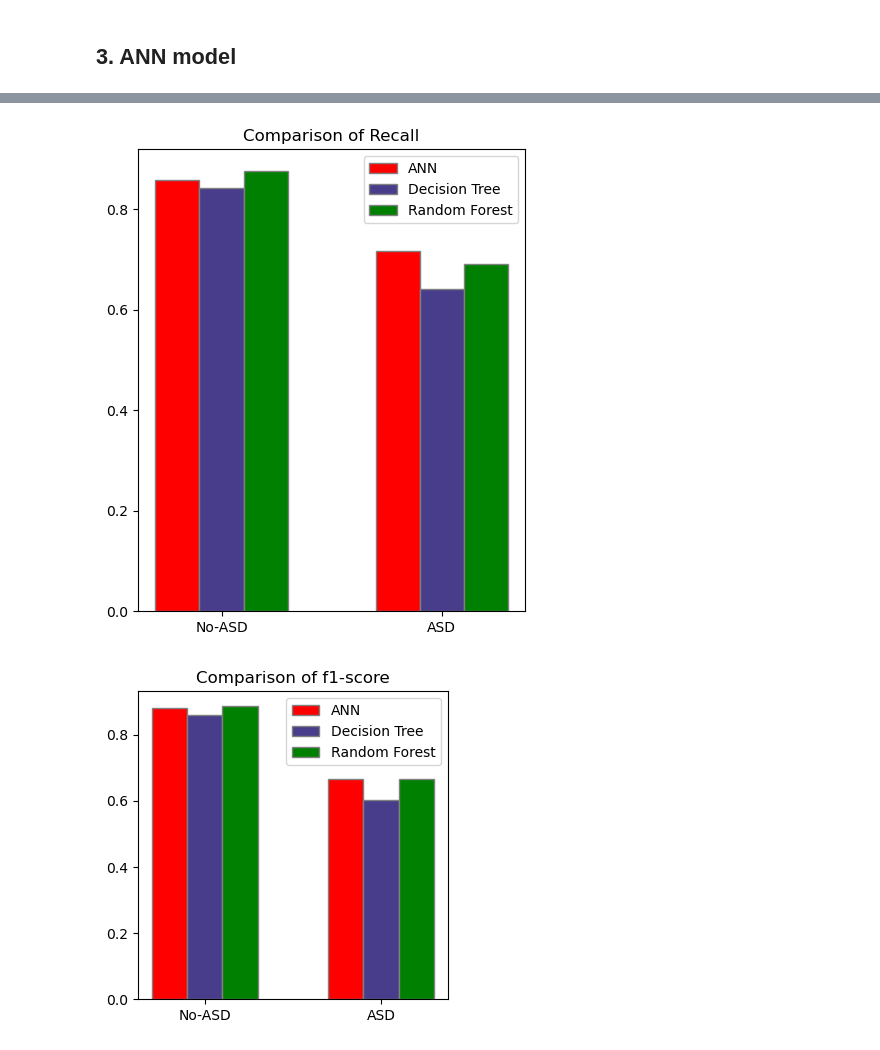
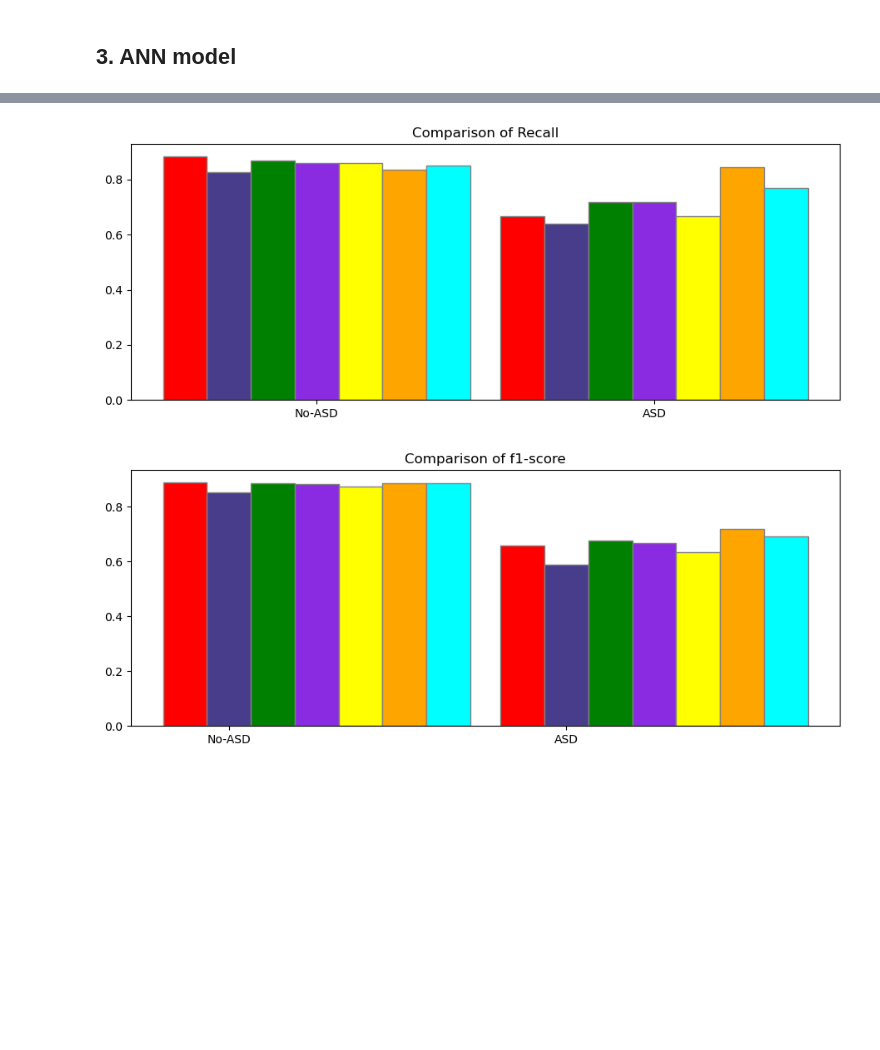
Before and after one commit to UnknownCode01/Autism-Spectrum-Disorder-Prediction, a Jupyter notebook: Autism.ipynb, the cells around one changed output, grey strips where cells are left out. Drawn from its saved outputs; the diff is of its cells as text; code cells hidden in the pictures; blank space fills up the shorter version.

```diff
--- a/Autism.ipynb
+++ b/Autism.ipynb
@@ -608,0 +787,4 @@ ROC-AUC Score: 0.7887264250900615
+# %%
+from sklearn.metrics import precision_recall_fscore_support as score
+precision_gnb,recall_gnb,fscore_gnb,support_gnb=score(y_val, y_pred)
+print(precision_gnb)
@@ -608,0 +813,15 @@ ROC-AUC Score: 0.7887264250900615
+# %%
+#Import KNeighborsClassifier model
+from sklearn.neighbors import KNeighborsClassifier
+
+# Build a KNN Classifier
+knn = KNeighborsClassifier(n_neighbors=7)
+
+# Model training
+knn.fit(X_train, y_train)
+
+# Predict Output
+y_pred = knn.predict(X_val)
+
+# We can predict for the test dataset given using below code
+# y_pred = knn.predict(X_test)
@@ -608,0 +856,4 @@ ROC-AUC Score: 0.7887264250900615
+# %%
+from sklearn.metrics import precision_recall_fscore_support as score
+precision_knn,recall_knn,fscore_knn,support_knn=score(y_val, y_pred)
+print(precision_knn)
@@ -646,38 +929,54 @@ plt.show()
 # %%
 #Comparison of Recall
-barWidth = 0.2
-fig = plt.subplots(figsize =(5, 6))
+barWidth = 0.13
+fig = plt.subplots(figsize =(11, 4))
 
 # Set position of bar on X axis
 br1 = np.arange(len(recall_ANN))
 br2 = [x + barWidth for x in br1]
 br3 = [x + barWidth for x in br2]
+br4 = [x + barWidth for x in br3]
+br5 = [x + barWidth for x in br4]
+br6 = [x + barWidth for x in br5]
+br7 = [x + barWidth for x in br6]
 
 # Make the plot
 plt.bar(br1, recall_ANN, color ='r', width = barWidth,
         edgecolor ='grey', label ='ANN')
 plt.bar(br2, recall_dt, color ='darkslateblue', width = barWidth,
         edgecolor ='grey', label ='Decision Tree')
 plt.bar(br3, recall_rf, color ='g', width = barWidth,
         edgecolor ='grey', label ='Random Forest')
+plt.bar(br4, recall_svm, color ='blueviolet', width = barWidth,
+        edgecolor ='grey', label ='SVM')
+plt.bar(br5, recall_logr, color ='yellow', width = barWidth,
+        edgecolor ='grey', label ='Logistic Regression')
+plt.bar(br6, recall_gnb, color ='orange', width = barWidth,
+        edgecolor ='grey', label ='Naive Bayes')
+plt.bar(br7, recall_knn, color ='cyan', width = barWidth,
+        edgecolor ='grey', label ='KNN')
 
 # Adding Xticks
 plt.title('Comparison of Recall')
-plt.xticks([r + barWidth for r in range(len(precision_ANN))], ['No-ASD', 'ASD'])
+plt.xticks([r + 3*barWidth for r in range(len(precision_ANN))], ['No-ASD', 'ASD'])
 
-plt.legend()
+# plt.legend()
 plt.show()
 # %% [output]
-[figure, old version]
+[figure, new version]
 # %%
 #Comparison of fscore
-barWidth = 0.2
-fig = plt.subplots(figsize =(4, 4))
+barWidth = 0.13
+fig = plt.subplots(figsize =(11, 4))
 
 # Set position of bar on X axis
 br1 = np.arange(len(fscore_ANN))
 br2 = [x + barWidth for x in br1]
 br3 = [x + barWidth for x in br2]
+br4 = [x + barWidth for x in br3]
+br5 = [x + barWidth for x in br4]
+br6 = [x + barWidth for x in br5]
+br7 = [x + barWidth for x in br6]
 
 # Make the plot
 plt.bar(br1, fscore_ANN, color ='r', width = barWidth,
@@ -686,14 +985,22 @@ plt.bar(br2, fscore_dt, color ='darkslateblue', width = barWidth,
         edgecolor ='grey', label ='Decision Tree')
 plt.bar(br3, fscore_rf, color ='g', width = barWidth,
         edgecolor ='grey', label ='Random Forest')
+plt.bar(br4, fscore_svm, color ='blueviolet', width = barWidth,
+        edgecolor ='grey', label ='SVM')
+plt.bar(br5, fscore_logr, color ='yellow', width = barWidth,
+        edgecolor ='grey', label ='Logistic Regression')
+plt.bar(br6, fscore_gnb, color ='orange', width = barWidth,
+        edgecolor ='grey', label ='Naive Bayes')
+plt.bar(br7, fscore_knn, color ='cyan', width = barWidth,
+        edgecolor ='grey', label ='KNN')
 
 # Adding Xticks
 plt.title('Comparison of f1-score')
 plt.xticks([r + barWidth for r in range(len(precision_ANN))], ['No-ASD', 'ASD'])
 
-plt.legend()
+# plt.legend()
 plt.show()
 # %% [output]
-[figure, old version]
+[figure, new version]
 # %%
 #Comparison of support
```
Also changed, not shown: parts of 36 cells of this notebook.
